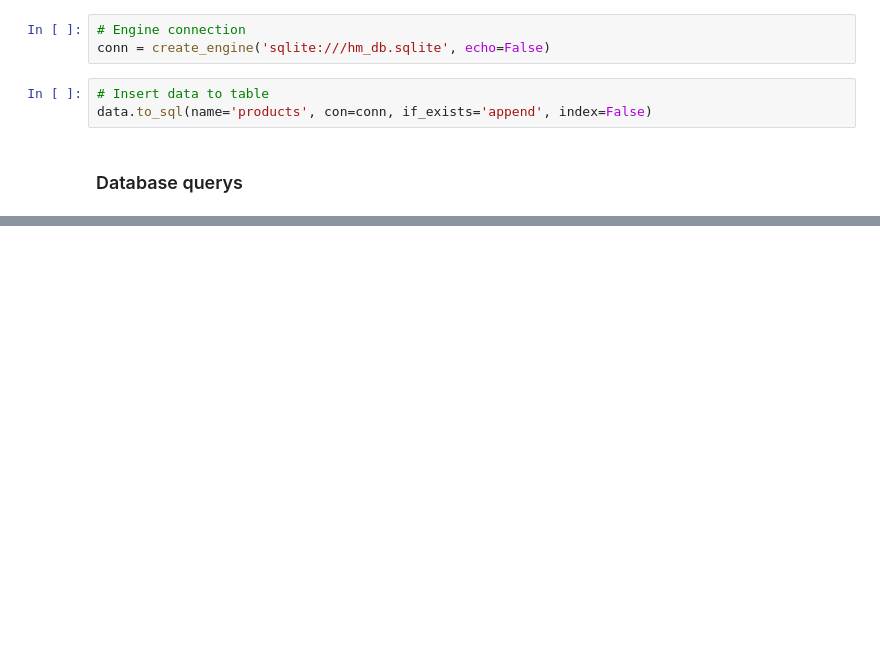
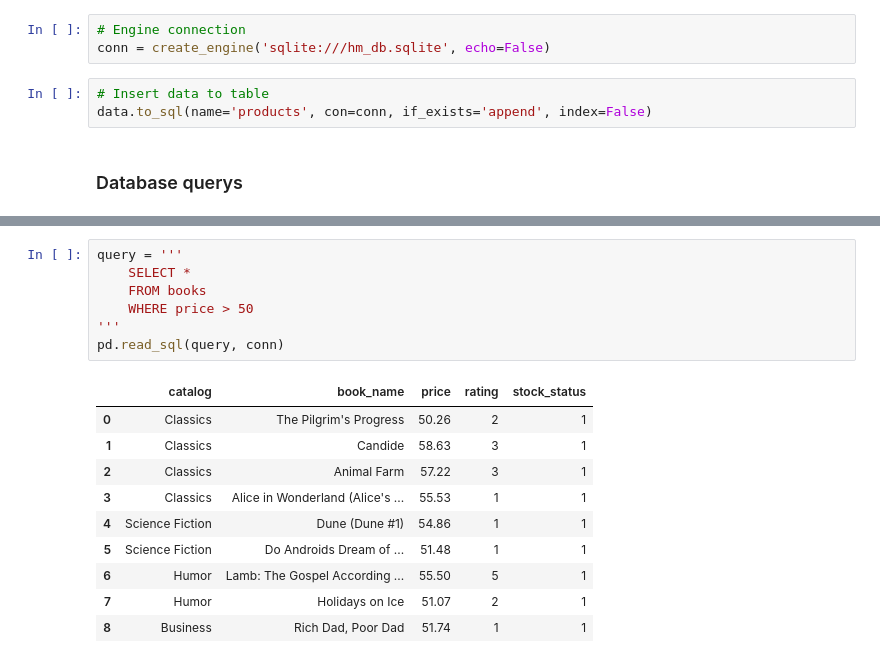
Before and after one commit to MarcosRMG/ds_ao_dev, a Jupyter notebook: notebooks/DS ao DEV.ipynb, the cells around one changed output, grey strips where cells are left out. Drawn from its saved outputs; the diff is of its cells as text; blank space fills up the shorter version.

```diff
--- a/notebooks/DS ao DEV.ipynb
+++ b/notebooks/DS ao DEV.ipynb
@@ -1035,0 +1162,18 @@ df.head()
+# %%
+query = '''
+    SELECT *
+    FROM books
+    WHERE price > 50
+'''
+pd.read_sql(query, conn)
+# %% [output]
+|  | catalog | book_name | price | rating | stock_status |
+| 0 | Classics | The Pilgrim's Progress | 50.26 | 2 | 1 |
+| 1 | Classics | Candide | 58.63 | 3 | 1 |
+| 2 | Classics | Animal Farm | 57.22 | 3 | 1 |
+| 3 | Classics | Alice in Wonderland (Alice's ... | 55.53 | 1 | 1 |
+| 4 | Science Fiction | Dune (Dune #1) | 54.86 | 1 | 1 |
+| 5 | Science Fiction | Do Androids Dream of ... | 51.48 | 1 | 1 |
+| 6 | Humor | Lamb: The Gospel According ... | 55.50 | 5 | 1 |
+| 7 | Humor | Holidays on Ice | 51.07 | 2 | 1 |
+| 8 | Business | Rich Dad, Poor Dad | 51.74 | 1 | 1 |
```
Also changed, not shown: parts of 36 cells of this notebook, 1 other file.
